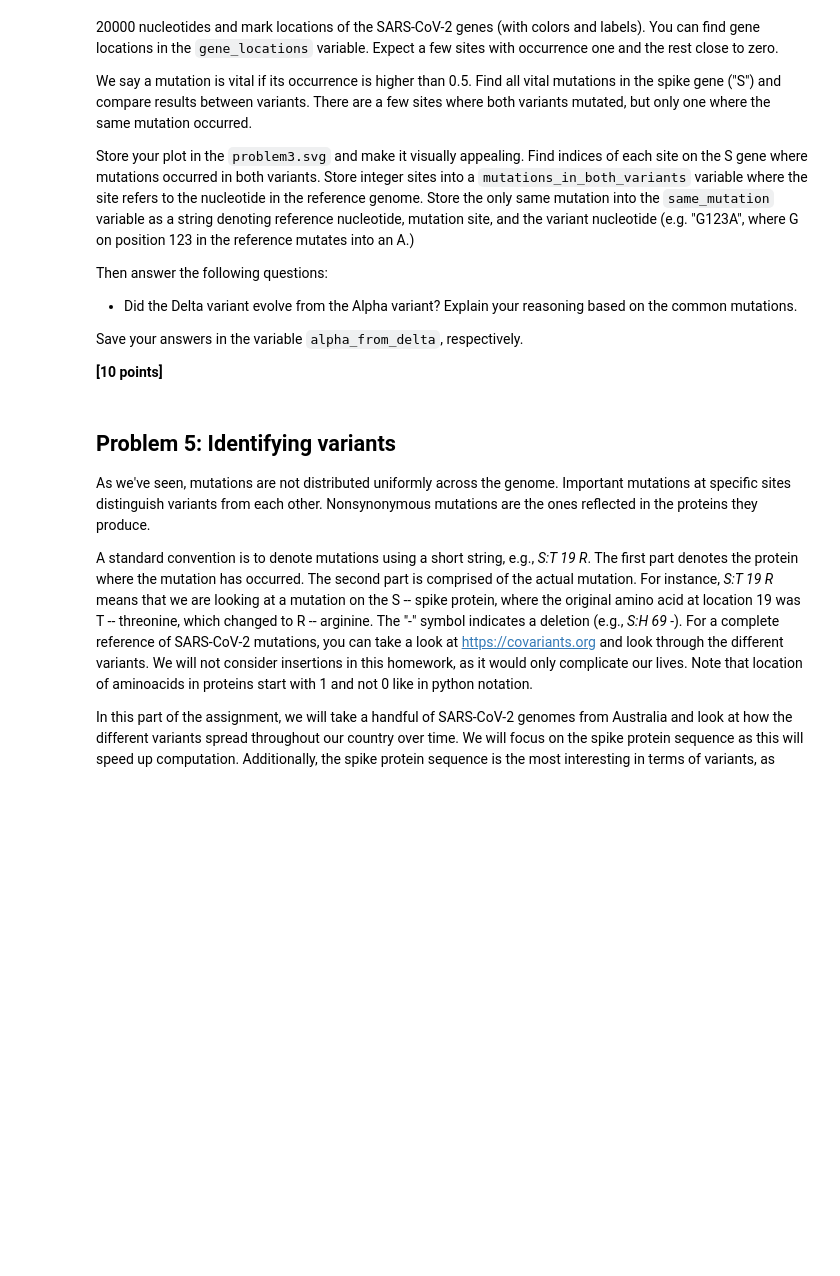
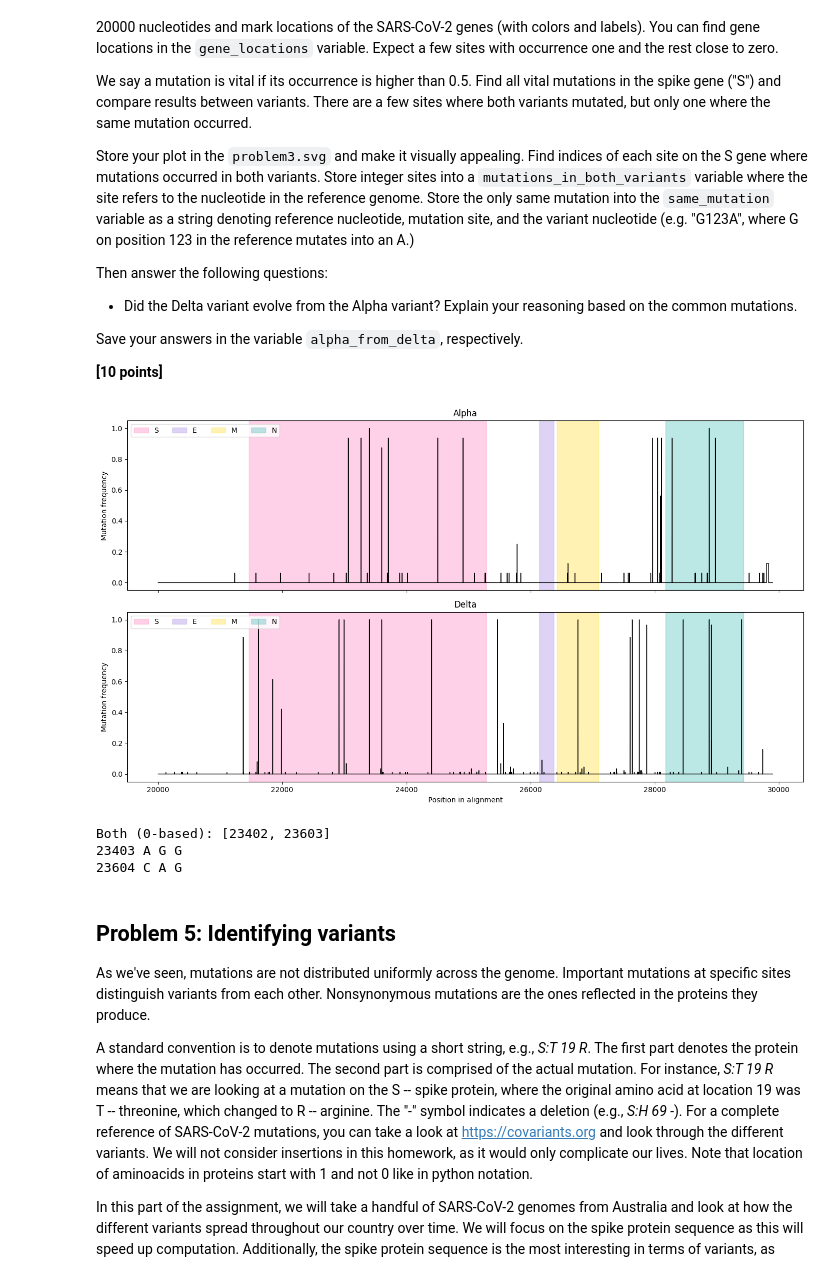
Before and after one commit to riannapat06-del/assign_viral_evo, a Jupyter notebook: viral_evo_workbook.ipynb, the cells around one changed output. Cells and saved outputs as stored; diff of their text form; code cells hidden in the pictures; blank space fills up the shorter version.

Commit message:
Problem 4: completed

```diff
--- a/viral_evo_workbook.ipynb
+++ b/viral_evo_workbook.ipynb
@@ -360,3 +360,5 @@ delta_variants =  ["EPI_ISL_1904460", "EPI_ISL_1904466", "EPI_ISL_1904469", "EPI
                    "EPI_ISL_7748623", "EPI_ISL_7748687", "EPI_ISL_7621974", "EPI_ISL_8901160", "EPI_ISL_10116719",
                    "EPI_ISL_8901318", "EPI_ISL_8901337", "EPI_ISL_10116652", "EPI_ISL_8900986", "EPI_ISL_8901124",
                    "EPI_ISL_8901168", "EPI_ISL_8901097", "EPI_ISL_10116931"]
+# %%
+records = list(SeqIO.parse("data/p1-sars-cov-2-variants.fasta", "fasta"))
@@ -363 +378,75 @@ delta_variants =  ["EPI_ISL_1904460", "EPI_ISL_1904466", "EPI_ISL_1904469", "EPI
+# %%
+reference = ref_seq
+length = len(reference)
+
+# works out what fraction of the Alpha/Delta sequences differ from the reference
+def mutation_frequency(sequences):
+    counts = np.zeros(length)
+    for sequence in sequences:
+        for i in range(length):
+            base = sequence[i]
+            # Don't count gaps
+            if base != reference[i] and base != '-' and base != 'N':
+                counts[i] = counts[i] + 1
+    return counts / len(sequences)
+
+alpha_freq = mutation_frequency(alpha_seq)
+delta_freq = mutation_frequency(delta_seq)
+# %%
+import matplotlib.pyplot as plt
+
+start_pos = 20000
+x = list(range(len(reference)))
+
+gene_colors = {'S': 'hotpink', 'E': 'mediumpurple', 'M': 'gold', 'N': 'lightseagreen'}
+
+fig, axes = plt.subplots(2, 1, figsize=(14, 8), sharex=True)
+
+for ax, freq, title in zip(axes, [alpha_freq, delta_freq], ["Alpha", "Delta"]):
+    ax.plot(x[start_pos:], freq[start_pos:], color="black", linewidth=1)
+    for gene, (gene_start, gene_end) in gene_locations.items():
+        ax.axvspan(gene_start, gene_end, color=gene_colors[gene], alpha=0.3, label=gene)
+    ax.set_title(title)
+    ax.set_ylabel("Mutation frequency")
+    ax.legend(loc="upper left", ncol=4)
+
+axes[1].set_xlabel("Position in alignment")
+plt.tight_layout()
+# This is problem 4 but question says to use problem3.svg
+plt.savefig("problem3.svg")
+plt.show()
+# %% [output]
+[figure, added]
+# %%
+from collections import Counter
+
+s_start, s_end = gene_locations['S']
+# frequency above 0.5, inside the S gene = vital
+vital_alpha = []
+for i in range(s_start, s_end):
+    if alpha_freq[i] > 0.5:
+        vital_alpha.append(i)
+
+vital_delta = []
+for i in range(s_start, s_end):
+    if delta_freq[i] > 0.5:
+        vital_delta.append(i)
+
+# sites vital in both variants
+both = sorted(set(vital_alpha) & set(vital_delta))
+print("Both (0-based):", both)
+
+for i in both:
+    # ignore gaps '-' and 'N'
+    alpha_bases = [s[i] for s in alpha_seq if s[i] not in "-N"]
+    delta_bases = [s[i] for s in delta_seq if s[i] not in "-N"]
+
+    alpha_base = Counter(alpha_bases).most_common(1)[0][0]
+    delta_base = Counter(delta_bases).most_common(1)[0][0]
+
+    print(i + 1, reference[i], alpha_base, delta_base)
+# %% [output]
+Both (0-based): [23402, 23603]
+23403 A G G
+23604 C A G
 # %%
```
Also changed, not shown: parts of 4 cells of this notebook, 1 other file.
